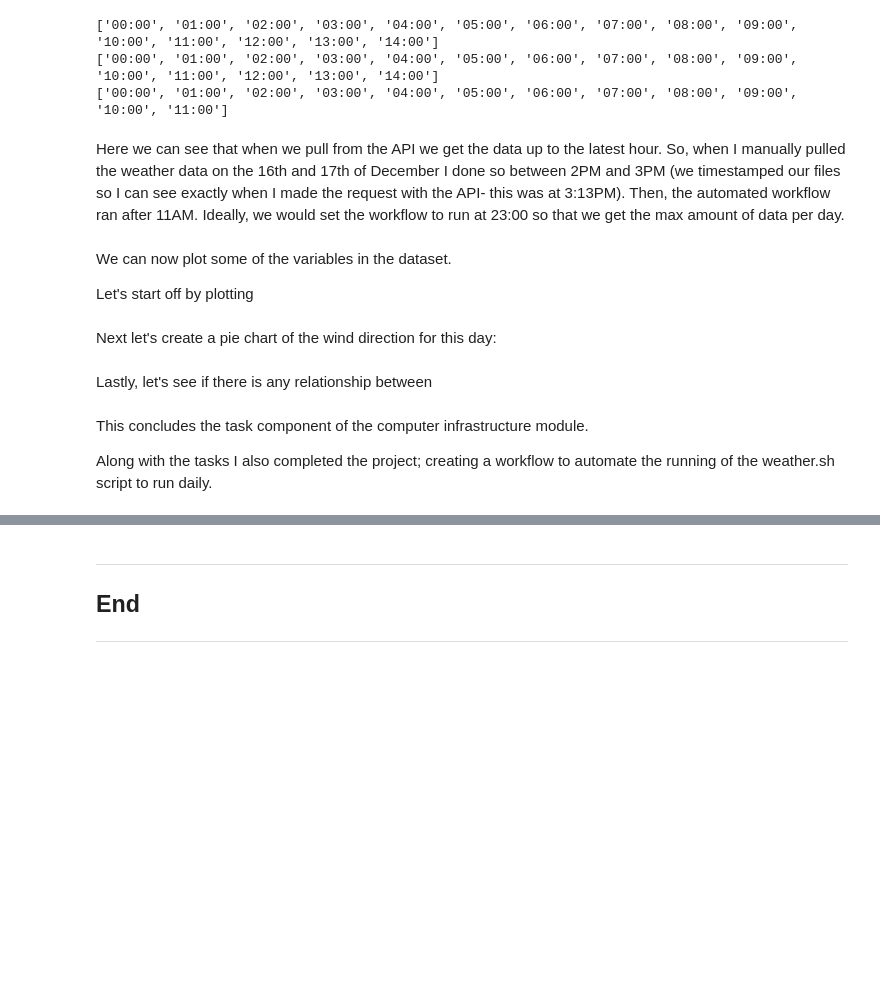
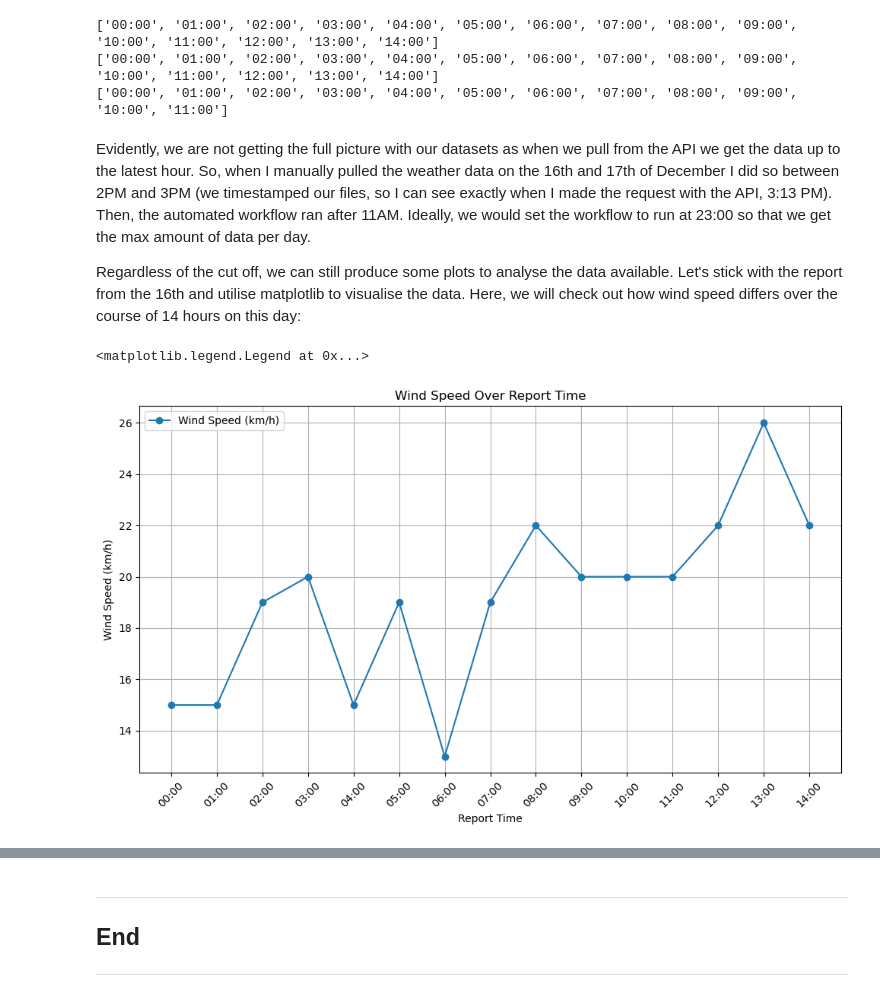
Before and after one commit to pcahillgit/computer-infrastructure, a Jupyter notebook: weather.ipynb, the cells around one changed output, grey strips where cells are left out. Cells and saved outputs as stored; diff of their text form; code cells hidden in the pictures; blank space fills up the shorter version.

```diff
--- a/weather.ipynb
+++ b/weather.ipynb
@@ -163,16 +163,20 @@ print(df1218['reportTime'].tolist())
 ['00:00', '01:00', '02:00', '03:00', '04:00', '05:00', '06:00', '07:00', '08:00', '09:00', '10:00', '11:00', '12:00', '13:00', '14:00']
 ['00:00', '01:00', '02:00', '03:00', '04:00', '05:00', '06:00', '07:00', '08:00', '09:00', '10:00', '11:00']
 # %% [markdown]
-Here we can see that when we pull from the API we get the data up to the latest hour. So, when I manually pulled the weather data on the 16th and 17th of December I done so between 2PM and 3PM (we timestamped our files so I can see exactly when I made the request with the API- this was at 3:13PM). Then, the automated workflow ran after 11AM. Ideally, we would set the workflow to run at 23:00 so that we get the max amount of data per day.
+Evidently, we are not getting the full picture with our datasets as when we pull from the API we get the data up to the latest hour. So, when I manually pulled the weather data on the 16th and 17th of December I did so between 2PM and 3PM (we timestamped our files, so I can see exactly when I made the request with the API, 3:13 PM). Then, the automated workflow ran after 11AM. Ideally, we would set the workflow to run at 23:00 so that we get the max amount of data per day.
+
+Regardless of the cut off, we can still produce some plots to analyse the data available. Let's stick with the report from the 16th and utilise matplotlib to visualise the data. Here, we will check out how wind speed differs over the course of 14 hours on this day:
-# %% [markdown]
-We can now plot some of the variables in the dataset.
-
-Let's start off by plotting
-# %% [markdown]
-Next let's create a pie chart of the wind direction for this day:
-# %% [markdown]
-Lastly, let's see if there is any relationship between
-# %% [markdown]
-This concludes the task component of the computer infrastructure module.
-
-Along with the tasks I also completed the project; creating a workflow to automate the running of the weather.sh script to run daily.
+# %%
+# Wind Speed over Time
+plt.figure(figsize=(10, 6))
+plt.plot(df1216['reportTime'], df1216['windSpeed'], marker='o', label='Wind Speed (km/h)')
+plt.xticks(rotation=45)
+plt.xlabel('Report Time')
+plt.ylabel('Wind Speed (km/h)')
+plt.title('Wind Speed Over Report Time')
+plt.grid(True)
+plt.tight_layout()
+plt.legend()
+# %% [output]
+<matplotlib.legend.Legend at 0x...>
+[figure, added]
```
Also changed, not shown: parts of 8 cells of this notebook.
